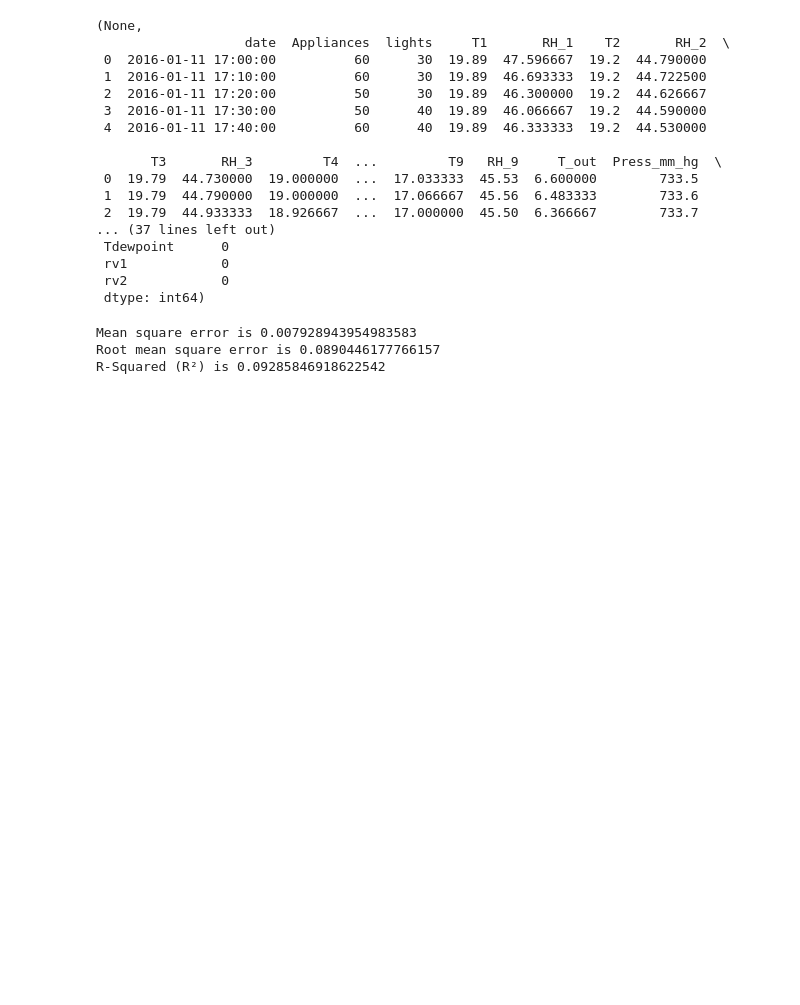
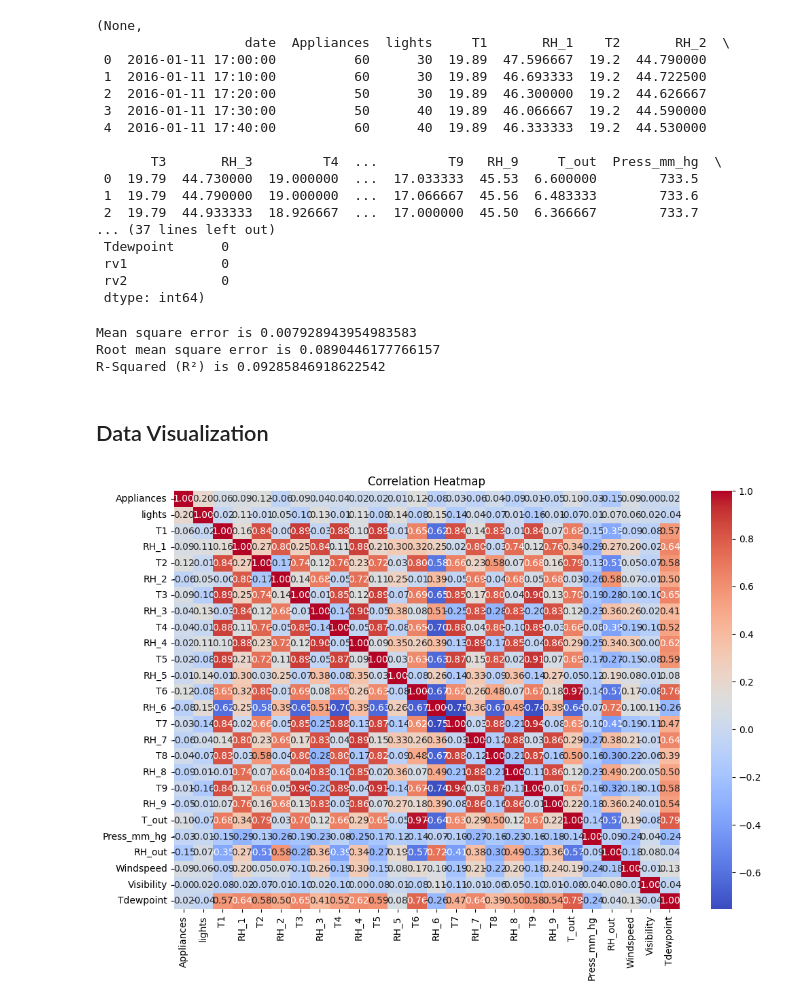
Before and after one commit to anibihakeem/predicting_energy_consumption, a Jupyter notebook: Predicting Energy Consumption.ipynb, the cells around one changed output. Saved outputs shown, nothing was run; the diff lists cells and outputs as text; code cells hidden in the pictures; blank space fills up the shorter version.

Commit message:
Visualization update

```diff
--- a/Predicting Energy Consumption.ipynb
+++ b/Predicting Energy Consumption.ipynb
@@ -86,3 +86,18 @@ print(f"R-Squared (R²) is {r2}")
 Mean square error is 0.007928943954983583
 Root mean square error is 0.0890446177766157
 R-Squared (R²) is 0.09285846918622542
+# %% [markdown]
+## Data Visualization
+# %%
+import seaborn as sns
+import matplotlib.pyplot as plt
+
+plt.figure(figsize=(12, 8))
+sns.heatmap(scaled_data.corr(), annot=True, fmt=".2f", cmap="coolwarm")
+plt.title("Correlation Heatmap")
+plt.show()
+
+# Correlation Heatmap highlights the correlation between all features and the target variable (Appliances).
+# It provides a quick overview of which features are strongly correlated with energy consumption.
+# %% [output]
+[figure, added]
```
Also changed, not shown: parts of 3 cells of this notebook.
